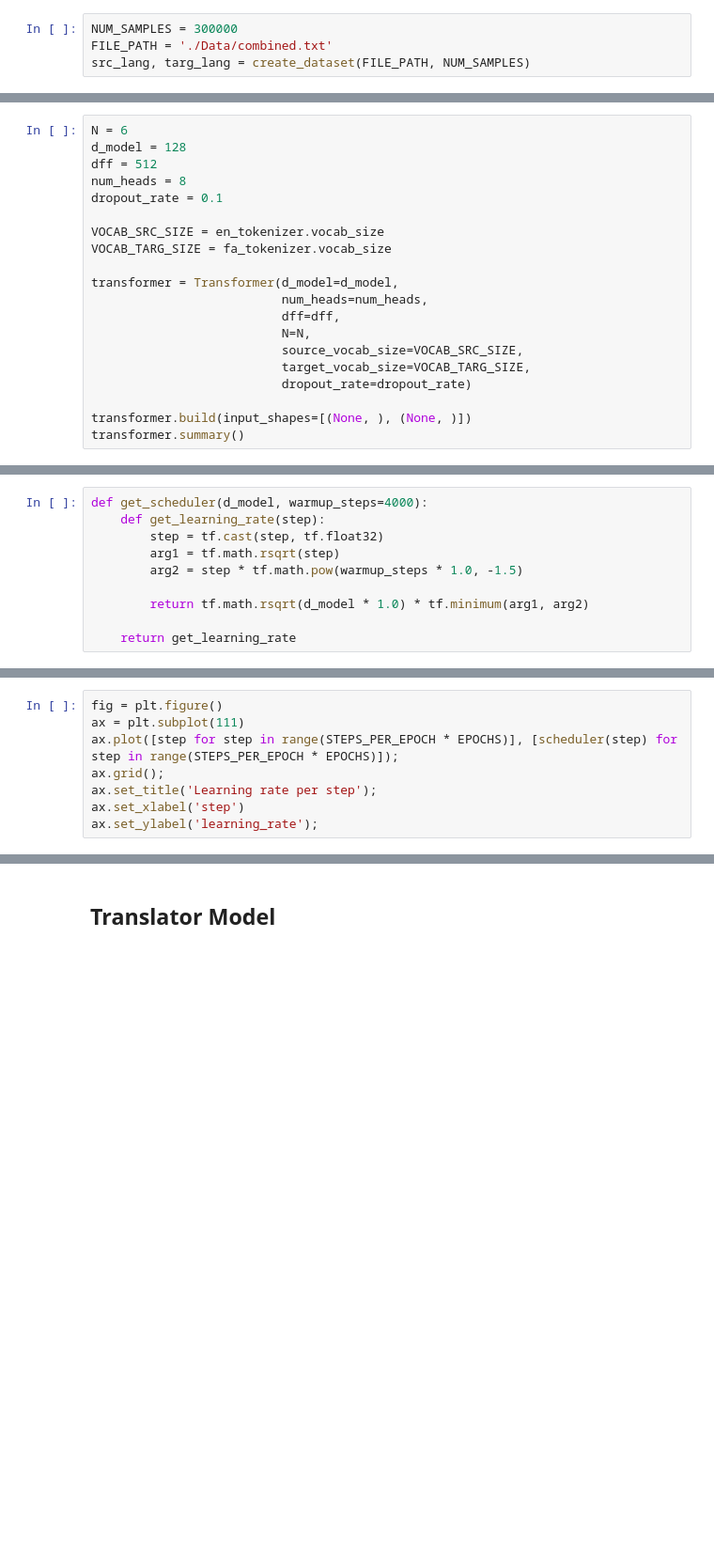
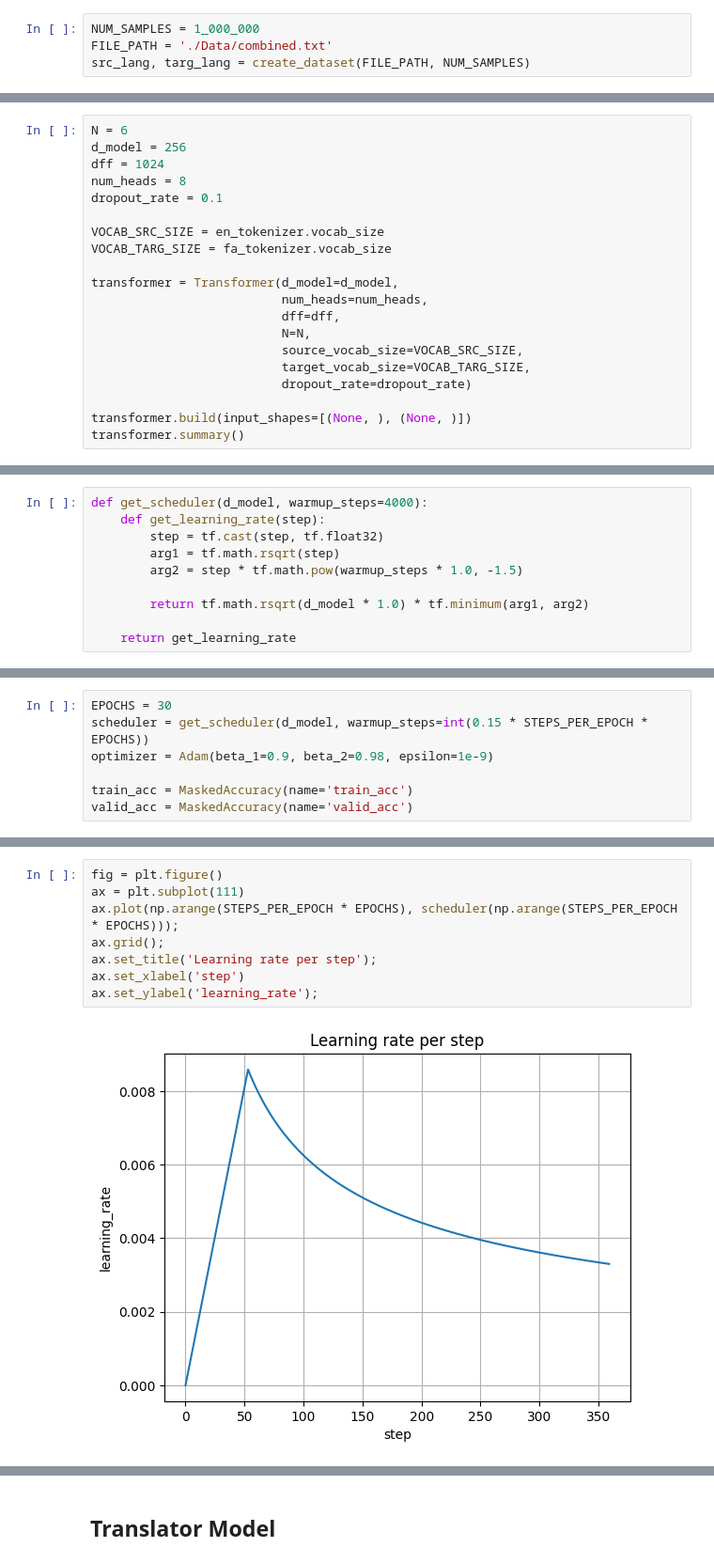
Before and after one commit to AlirezaKamyab/NMT-Project, a Jupyter notebook: Transformers.ipynb, the cells around one changed output, grey strips where cells are left out. Shown at 94% size. Drawn from its saved outputs; the diff is of its cells as text; blank space fills up the shorter version.

Commit message:
Beam search complete and better accuracy

```diff
--- a/Transformers.ipynb
+++ b/Transformers.ipynb
@@ -57,7 +56,7 @@ def sort_dataset(source, target):
 # %% [markdown]
 ## Loading the dataset
 # %%
-NUM_SAMPLES = 300000
+NUM_SAMPLES = 1_000_000
 FILE_PATH = './Data/combined.txt'
 src_lang, targ_lang = create_dataset(FILE_PATH, NUM_SAMPLES)
 # %% [output]
@@ -535,8 +518,8 @@ class Transformer(Model):
         return logits
 # %%
 N = 6
-d_model = 128
-dff = 512
+d_model = 256
+dff = 1024
 num_heads = 8
 dropout_rate = 0.1
 
@@ -641,8 +616,7 @@ valid_acc = MaskedAccuracy(name='valid_acc')
 # %%
-fig = plt.figure()
-ax = plt.subplot(111)
-ax.plot([step for step in range(STEPS_PER_EPOCH * EPOCHS)], [scheduler(step) for step in range(STEPS_PER_EPOCH * EPOCHS)]);
-ax.grid();
-ax.set_title('Learning rate per step');
-ax.set_xlabel('step')
-ax.set_ylabel('learning_rate');
+EPOCHS = 30
+scheduler = get_scheduler(d_model, warmup_steps=int(0.15 * STEPS_PER_EPOCH * EPOCHS))
+optimizer = Adam(beta_1=0.9, beta_2=0.98, epsilon=1e-9)
+
+train_acc = MaskedAccuracy(name='train_acc')
+valid_acc = MaskedAccuracy(name='valid_acc')
@@ -741,0 +623,10 @@ Epoch  30
+# %%
+fig = plt.figure()
+ax = plt.subplot(111)
+ax.plot(np.arange(STEPS_PER_EPOCH * EPOCHS), scheduler(np.arange(STEPS_PER_EPOCH * EPOCHS)));
+ax.grid();
+ax.set_title('Learning rate per step');
+ax.set_xlabel('step')
+ax.set_ylabel('learning_rate');
+# %% [output]
+[figure, added]
```
Also changed, not shown: parts of 27 cells of this notebook, 2 other files.
